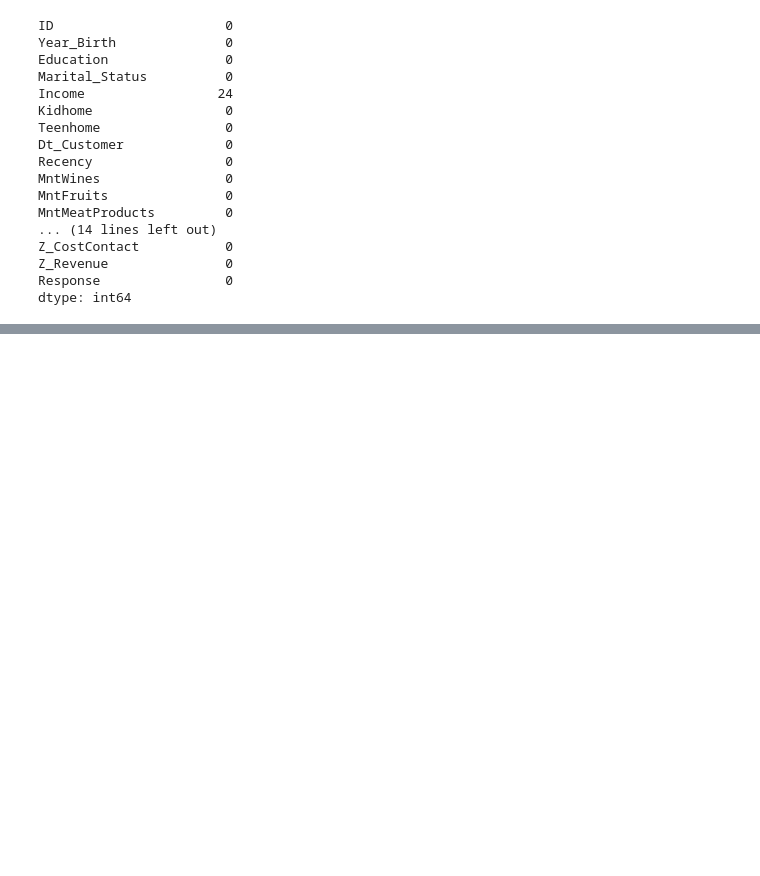
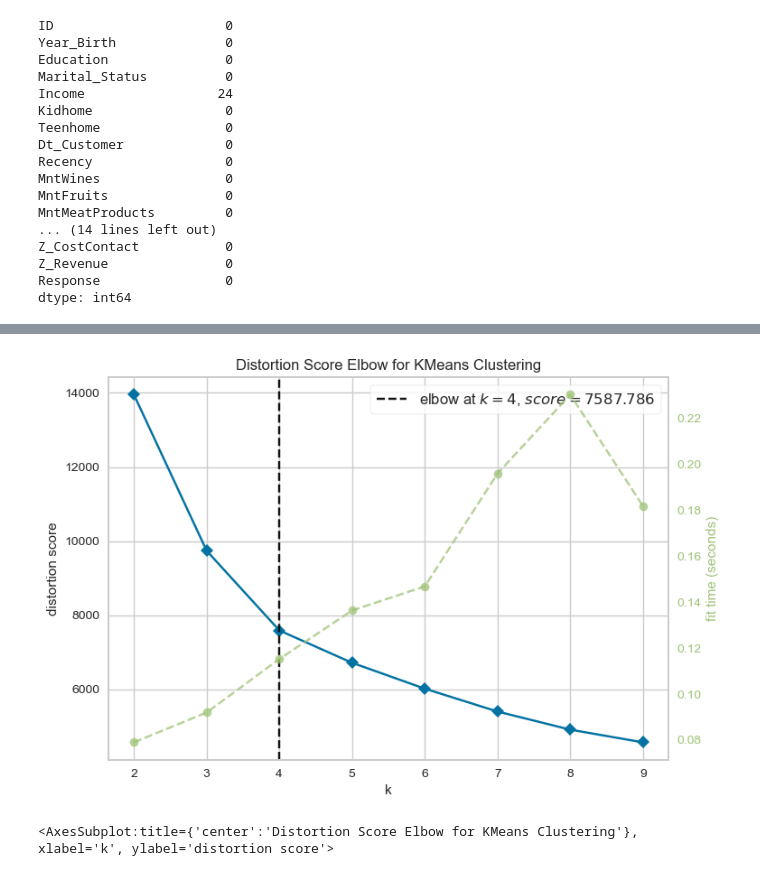
Before and after one commit to mynamescheff/customer_pref, a Jupyter notebook: personality_eda.ipynb, the cells around one changed output, grey strips where cells are left out. Cells and saved outputs as stored; diff of their text form; code cells hidden in the pictures; blank space fills up the shorter version.

```diff
--- a/personality_eda.ipynb
+++ b/personality_eda.ipynb
@@ -90,0 +382,12 @@ promotion_info = ['AcceptedCmp3', 'AcceptedCmp4', 'AcceptedCmp5', 'AcceptedCmp1'
+# %%
+#clustering using elbow method
+#examining elbow method to find the optimal number of clusters
+#importing elbow visualizer
+from yellowbrick.cluster import KElbowVisualizer
+from sklearn.cluster import KMeans
+elbow = KElbowVisualizer(KMeans(), k=(2, 10))
+elbow.fit(PCA_scaled_data)
+elbow.show()
+# %% [output]
+[figure, added]
+<AxesSubplot:title={'center':'Distortion Score Elbow for KMeans Clustering'}, xlabel='k', ylabel='distortion score'>
```
Also changed, not shown: parts of 36 cells of this notebook.
